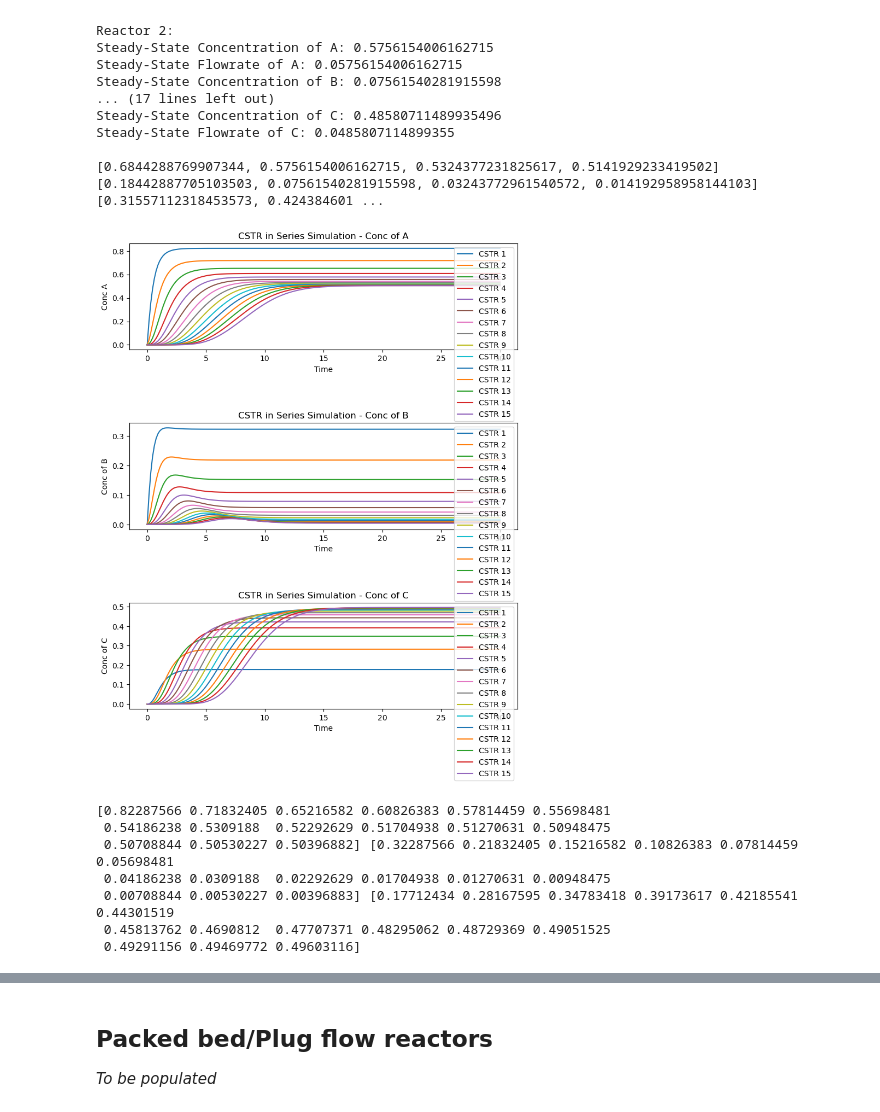
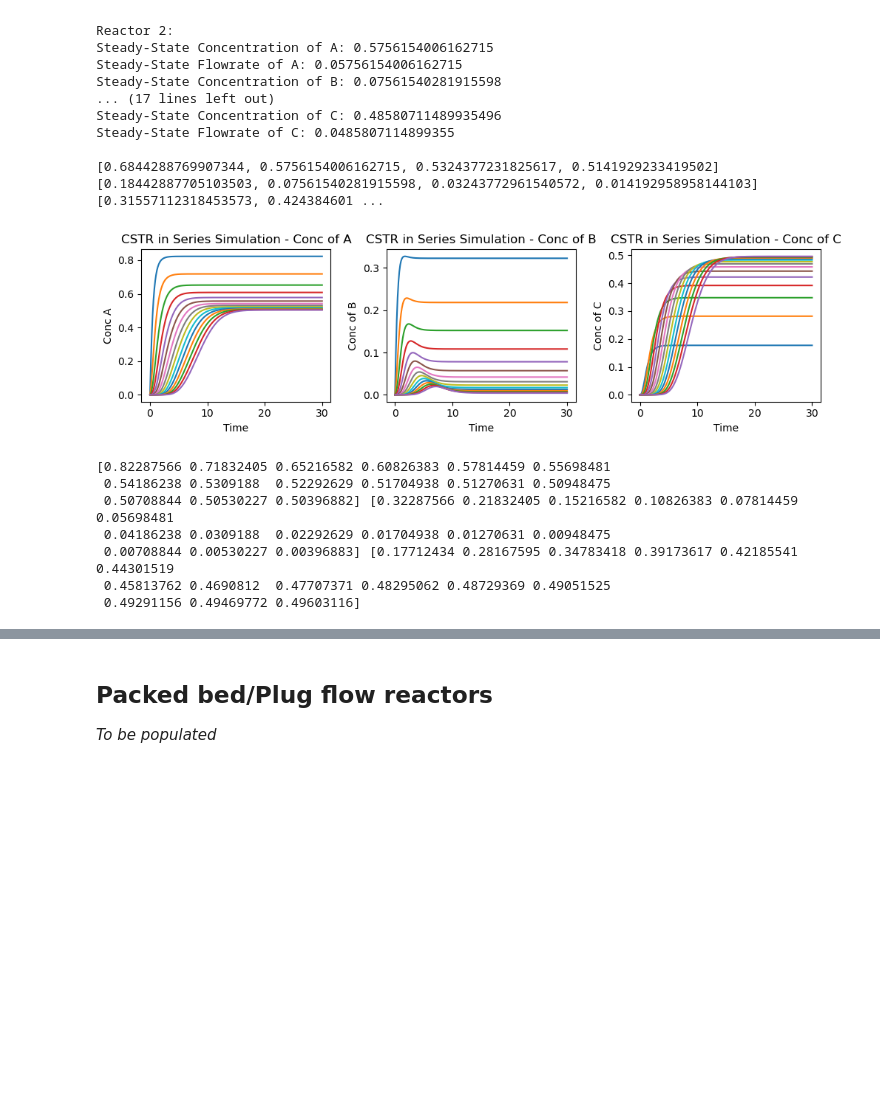
Before and after one commit to HGBrink/CKN321_2023, a Jupyter notebook: Chapter 1/Chapter 1.ipynb, the cells around one changed output, grey strips where cells are left out. Saved outputs shown, nothing was run; the diff lists cells and outputs as text; code cells hidden in the pictures; blank space fills up the shorter version.

```diff
--- a/Chapter 1/Chapter 1.ipynb
+++ b/Chapter 1/Chapter 1.ipynb
@@ -1433,14 +1598,14 @@ for i, t_end in enumerate(t_vec):
             F_C0[j+1] = sol[2] / V * Q
 
 # Plot the results for each CSTR in series
-fig, axes = plt.subplots(3, 1, figsize=(8, 10))
+fig, axes = plt.subplots(1, 3, figsize=(10, 3))
 
 # Plot Flow Rate of A in the top subplot
 for j in range(num_reactors):
     axes[0].plot(t_vec, concentration_A_list[:, j], label=f'CSTR {j+1}')
     axes[0].set_xlabel('Time')
     axes[0].set_ylabel('Conc A')
-    axes[0].set_title('CSTR in Series Simulation - Conc of A')
+    axes[0].set_title('CSTR in Series - Conc of A')
     axes[0].legend()
 
 # Plot Flow Rate of B in the bottom subplot
@@ -1448,7 +1613,7 @@ for j in range(num_reactors):
     axes[1].plot(t_vec, concentration_B_list[:, j], label=f'CSTR {j+1}')
     axes[1].set_xlabel('Time')
     axes[1].set_ylabel('Conc of B')
-    axes[1].set_title('CSTR in Series Simulation - Conc of B')
+    axes[1].set_title('CSTR in Series - Conc of B')
     axes[1].legend()
 
     # Plot Flow Rate of B in the bottom subplot
@@ -1456,7 +1621,7 @@ for j in range(num_reactors):
     axes[2].plot(t_vec, concentration_C_list[:, j], label=f'CSTR {j+1}')
     axes[2].set_xlabel('Time')
     axes[2].set_ylabel('Conc of C')
-    axes[2].set_title('CSTR in Series Simulation - Conc of C')
+    axes[2].set_title('CSTR in Series - Conc of C')
     axes[2].legend()
 
 plt.tight_layout()
@@ -1705,14 +1870,14 @@ for i, t_end in enumerate(t_vec):
             F_C0[j+1] = sol[2] / V * Q
 
 # Plot the results for each CSTR in series
-fig, axes = plt.subplots(3, 1, figsize=(8, 10))
+fig, axes = plt.subplots(1, 3, figsize=(10, 3))
 
 # Plot Flow Rate of A in the top subplot
 for j in range(num_reactors):
     axes[0].plot(t_vec, concentration_A_list[:, j], label=f'CSTR {j+1}')
     axes[0].set_xlabel('Time')
     axes[0].set_ylabel('Conc A')
-    axes[0].set_title('CSTR in Series Simulation - Conc of A')
+    axes[0].set_title('CSTR in Series - Conc of A')
     axes[0].legend()
 
 # Plot Flow Rate of B in the bottom subplot
@@ -1720,7 +1885,7 @@ for j in range(num_reactors):
     axes[1].plot(t_vec, concentration_B_list[:, j], label=f'CSTR {j+1}')
     axes[1].set_xlabel('Time')
     axes[1].set_ylabel('Conc of B')
-    axes[1].set_title('CSTR in Series Simulation - Conc of B')
+    axes[1].set_title('CSTR in Series - Conc of B')
     axes[1].legend()
 
     # Plot Flow Rate of B in the bottom subplot
@@ -1728,7 +1893,7 @@ for j in range(num_reactors):
     axes[2].plot(t_vec, concentration_C_list[:, j], label=f'CSTR {j+1}')
     axes[2].set_xlabel('Time')
     axes[2].set_ylabel('Conc of C')
-    axes[2].set_title('CSTR in Series Simulation - Conc of C')
+    axes[2].set_title('CSTR in Series - Conc of C')
     axes[2].legend()
 
 plt.tight_layout()
@@ -1977,38 +2142,38 @@ for i, t_end in enumerate(t_vec):
             F_C0[j+1] = sol[2] / V * Q
 
 # Plot the results for each CSTR in series
-fig, axes = plt.subplots(3, 1, figsize=(8, 10))
+fig, axes = plt.subplots(1, 3, figsize=(10, 3))
 
 # Plot Flow Rate of A in the top subplot
 for j in range(num_reactors):
     axes[0].plot(t_vec, concentration_A_list[:, j], label=f'CSTR {j+1}')
     axes[0].set_xlabel('Time')
     axes[0].set_ylabel('Conc A')
     axes[0].set_title('CSTR in Series Simulation - Conc of A')
-    axes[0].legend()
+    #axes[0].legend()
 
 # Plot Flow Rate of B in the bottom subplot
 for j in range(num_reactors):
     axes[1].plot(t_vec, concentration_B_list[:, j], label=f'CSTR {j+1}')
     axes[1].set_xlabel('Time')
     axes[1].set_ylabel('Conc of B')
     axes[1].set_title('CSTR in Series Simulation - Conc of B')
-    axes[1].legend()
+    #axes[1].legend()
 
     # Plot Flow Rate of B in the bottom subplot
 for j in range(num_reactors):
     axes[2].plot(t_vec, concentration_C_list[:, j], label=f'CSTR {j+1}')
     axes[2].set_xlabel('Time')
     axes[2].set_ylabel('Conc of C')
     axes[2].set_title('CSTR in Series Simulation - Conc of C')
-    axes[2].legend()
+    #axes[2].legend()
 
 plt.tight_layout()
 plt.show()
 
 print(concentration_A_list[-1, :], concentration_B_list[-1, :], concentration_C_list[-1, :])
 # %% [output]
-[figure, old version]
+[figure, new version]
 [0.82287566 0.71832405 0.65216582 0.60826383 0.57814459 0.55698481
  0.54186238 0.5309188  0.52292629 0.51704938 0.51270631 0.50948475
  0.50708844 0.50530227 0.50396882] [0.32287566 0.21832405 0.15216582 0.10826383 0.07814459 0.05698481
```
Also changed, not shown: parts of 25 cells of this notebook, 2 other files.
